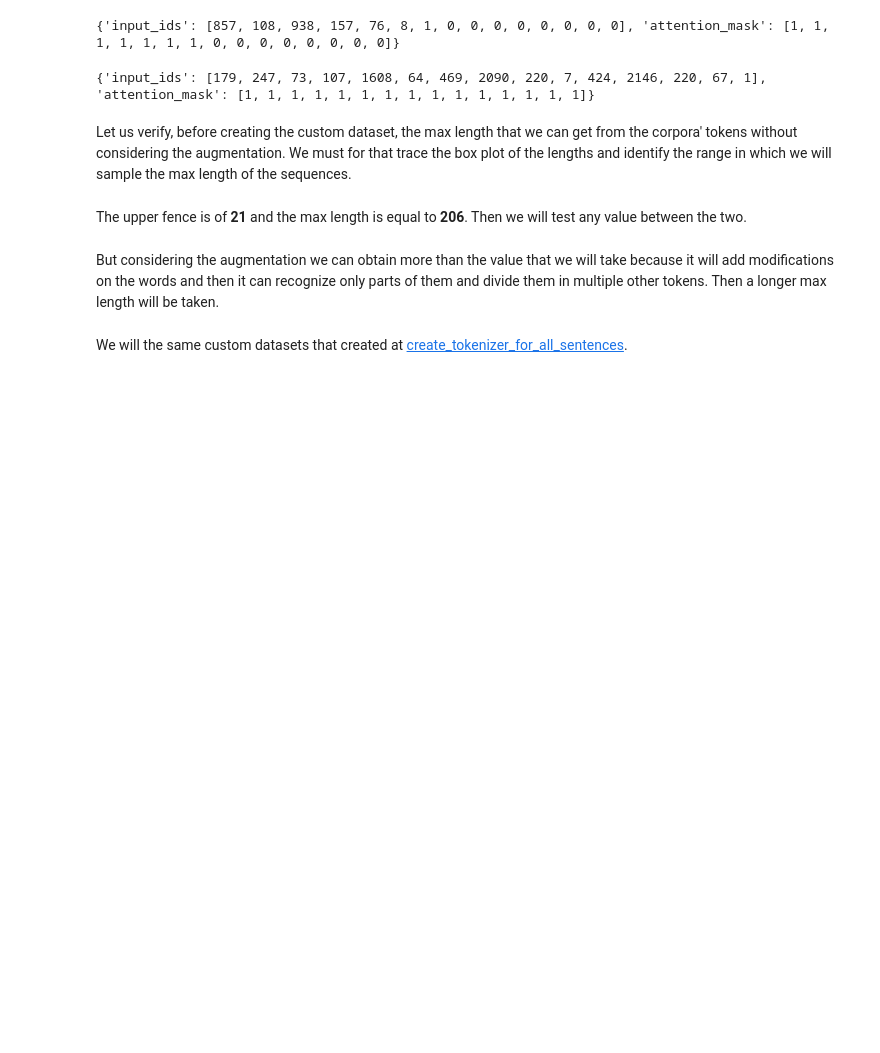
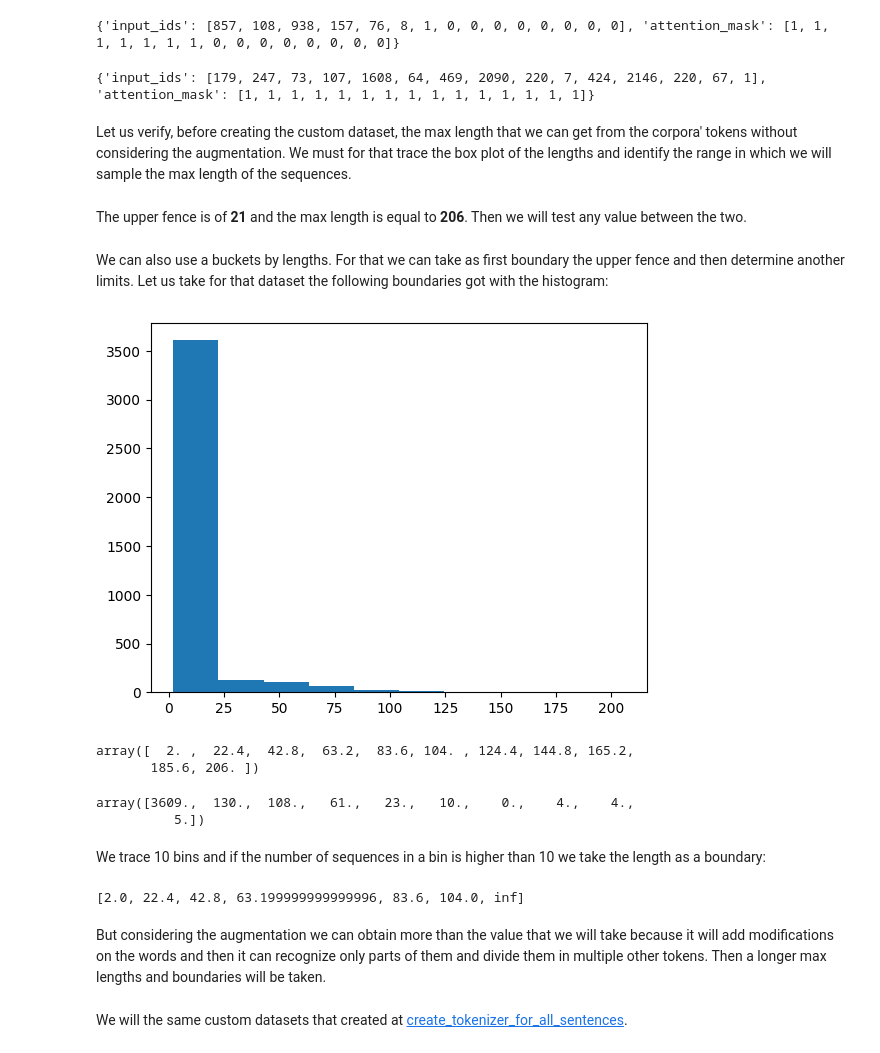
Before and after one commit to Oumar199/Wolof_traduction, a Jupyter notebook: creating_tokenizer_for_new_sentences3.ipynb, the cells around one changed output. Saved outputs shown, nothing was run; the diff lists cells and outputs as text; code cells hidden in the pictures; blank space fills up the shorter version.

Commit message:
adding bucket iterator

```diff
--- a/creating_tokenizer_for_new_sentences3.ipynb
+++ b/creating_tokenizer_for_new_sentences3.ipynb
@@ -196,7 +196,39 @@ fig = px.histogram(length, template="plotly_dark", labels=dict(x="Length of the
 fig.show()
 # %% [markdown]
 The upper fence is of **21** and the max length is equal to **206**. Then we will test any value between the two.
+# %% [markdown]
+We can also use a buckets by lengths. For that we can take as first boundary the upper fence and then determine another limits. Let us take for that dataset the following boundaries got with the histogram:
+# %%
+import numpy as np
+import matplotlib.pyplot as plt
+
+# Create histogram
+hist, bins, _ = plt.hist(length, bins=10)  # Adjust the number of bins as needed
+
+# Analyze the histogram
+# Identify peaks or gaps to determine the boundaries
+
+# Choose the boundaries based on the analysis
+boundaries = [bins[0]] + [bin for bin, count in zip(bins[1:], hist) if count > 10] + [np.inf]
+# %% [output]
+[figure, added]
+# %%
+bins
+# %% [output]
+array([  2. ,  22.4,  42.8,  63.2,  83.6, 104. , 124.4, 144.8, 165.2,
+       185.6, 206. ])
+# %%
+hist
+# %% [output]
+array([3609.,  130.,  108.,   61.,   23.,   10.,    0.,    4.,    4.,
+          5.])
+# %% [markdown]
+We trace 10 bins and if the number of sequences in a bin is higher than 10 we take the length as a boundary:
+# %%
+boundaries
+# %% [output]
+[2.0, 22.4, 42.8, 63.199999999999996, 83.6, 104.0, inf]
 # %% [markdown]
-But considering the augmentation we can obtain more than the value that we will take because it will add modifications on the words and then it can recognize only parts of them and divide them in multiple other tokens. Then a longer max length will be taken.
+But considering the augmentation we can obtain more than the value that we will take because it will add modifications on the words and then it can recognize only parts of them and divide them in multiple other tokens. Then a longer max lengths and boundaries will be taken.
 # %% [markdown]
 We will the same custom datasets that created at [create_tokenizer_for_all_sentences](creating_tokenizer_for_all_sentences_3.ipynb).
```
Also changed, not shown: 11 other files.
